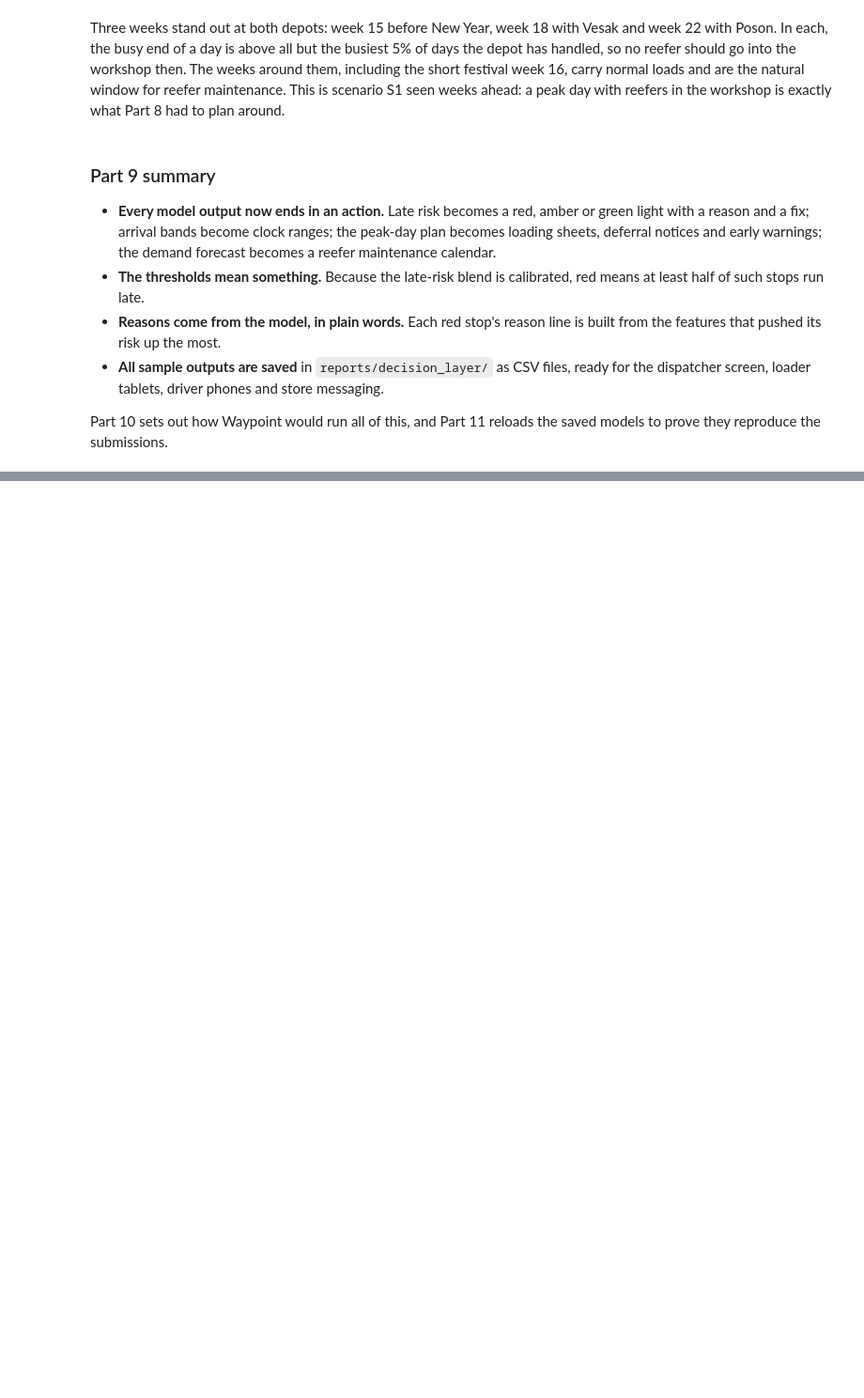
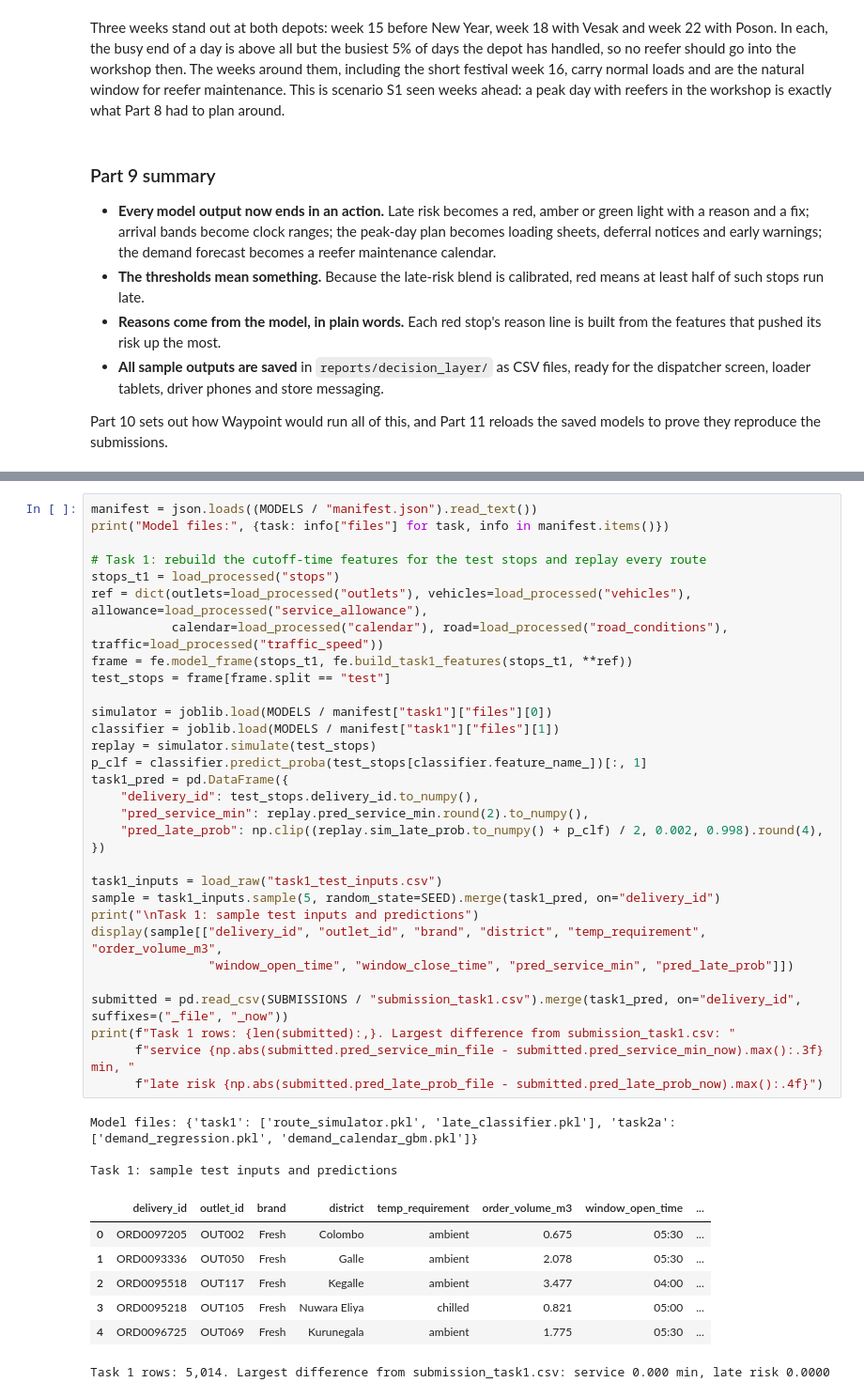
Before and after one commit to sameera-ekanayaka/Xora_Datathon, a Jupyter notebook: Xora_FinalNotebook.ipynb, the cells around one changed output, grey strips where cells are left out. Shown at 94% size. Saved outputs shown, nothing was run; the diff lists cells and outputs as text; blank space fills up the shorter version.

```diff
--- a/Xora_FinalNotebook.ipynb
+++ b/Xora_FinalNotebook.ipynb
@@ -3189,0 +3238,42 @@ Part 10 sets out how Waypoint would run all of this, and Part 11 reloads the sav
+# %%
+manifest = json.loads((MODELS / "manifest.json").read_text())
+print("Model files:", {task: info["files"] for task, info in manifest.items()})
+
+# Task 1: rebuild the cutoff-time features for the test stops and replay every route
+stops_t1 = load_processed("stops")
+ref = dict(outlets=load_processed("outlets"), vehicles=load_processed("vehicles"), allowance=load_processed("service_allowance"),
+           calendar=load_processed("calendar"), road=load_processed("road_conditions"), traffic=load_processed("traffic_speed"))
+frame = fe.model_frame(stops_t1, fe.build_task1_features(stops_t1, **ref))
+test_stops = frame[frame.split == "test"]
+
+simulator = joblib.load(MODELS / manifest["task1"]["files"][0])
+classifier = joblib.load(MODELS / manifest["task1"]["files"][1])
+replay = simulator.simulate(test_stops)
+p_clf = classifier.predict_proba(test_stops[classifier.feature_name_])[:, 1]
+task1_pred = pd.DataFrame({
+    "delivery_id": test_stops.delivery_id.to_numpy(),
+    "pred_service_min": replay.pred_service_min.round(2).to_numpy(),
+    "pred_late_prob": np.clip((replay.sim_late_prob.to_numpy() + p_clf) / 2, 0.002, 0.998).round(4),
+})
+
+task1_inputs = load_raw("task1_test_inputs.csv")
+sample = task1_inputs.sample(5, random_state=SEED).merge(task1_pred, on="delivery_id")
+print("\nTask 1: sample test inputs and predictions")
+display(sample[["delivery_id", "outlet_id", "brand", "district", "temp_requirement", "order_volume_m3",
+                "window_open_time", "window_close_time", "pred_service_min", "pred_late_prob"]])
+
+submitted = pd.read_csv(SUBMISSIONS / "submission_task1.csv").merge(task1_pred, on="delivery_id", suffixes=("_file", "_now"))
+print(f"Task 1 rows: {len(submitted):,}. Largest difference from submission_task1.csv: "
+      f"service {np.abs(submitted.pred_service_min_file - submitted.pred_service_min_now).max():.3f} min, "
+      f"late risk {np.abs(submitted.pred_late_prob_file - submitted.pred_late_prob_now).max():.4f}")
+# %% [output]
+Model files: {'task1': ['route_simulator.pkl', 'late_classifier.pkl'], 'task2a': ['demand_regression.pkl', 'demand_calendar_gbm.pkl']}
+
+Task 1: sample test inputs and predictions
+|  | delivery_id | outlet_id | brand | district | temp_requirement | order_volume_m3 | window_open_time | ... |
+| 0 | ORD0097205 | OUT002 | Fresh | Colombo | ambient | 0.675 | 05:30 | ... |
+| 1 | ORD0093336 | OUT050 | Fresh | Galle | ambient | 2.078 | 05:30 | ... |
+| 2 | ORD0095518 | OUT117 | Fresh | Kegalle | ambient | 3.477 | 04:00 | ... |
+| 3 | ORD0095218 | OUT105 | Fresh | Nuwara Eliya | chilled | 0.821 | 05:00 | ... |
+| 4 | ORD0096725 | OUT069 | Fresh | Kurunegala | ambient | 1.775 | 05:30 | ... |
+Task 1 rows: 5,014. Largest difference from submission_task1.csv: service 0.000 min, late risk 0.0000
```
Also changed, not shown: parts of 8 cells of this notebook, 1 other file.
